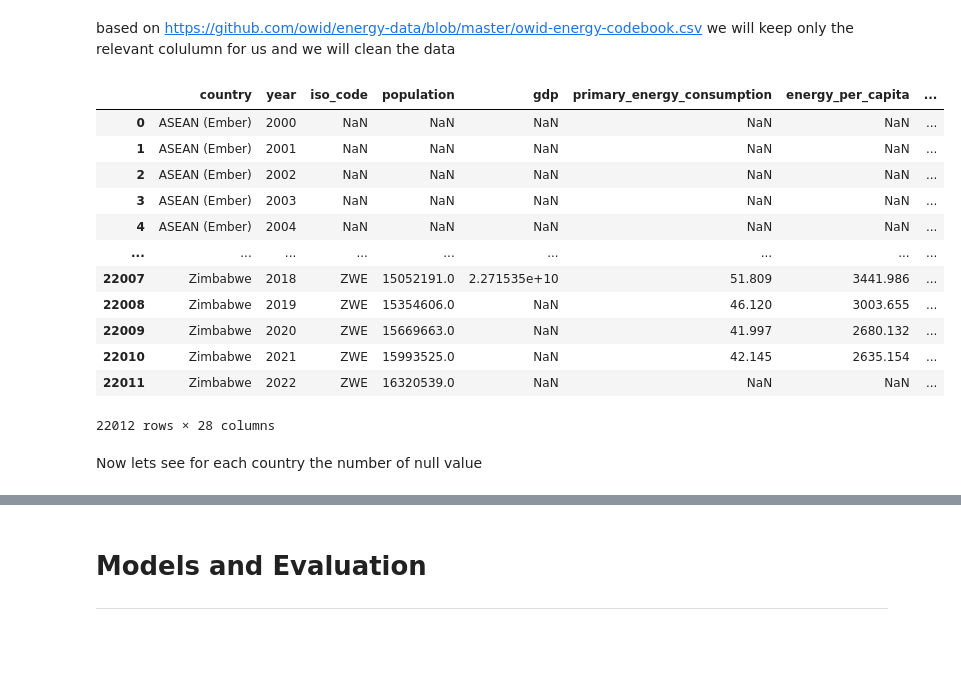
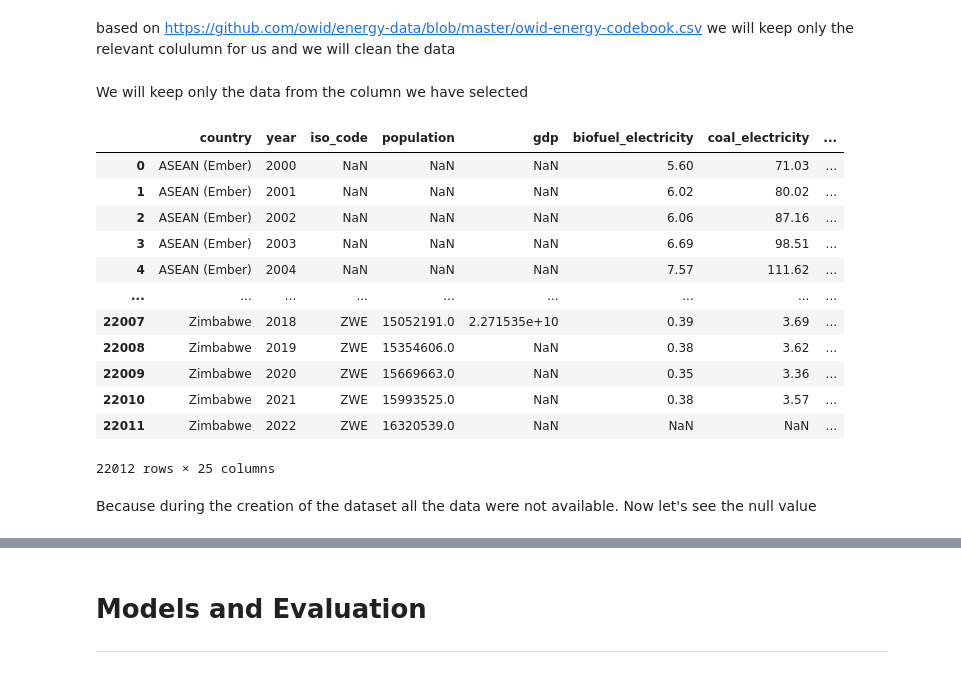
Before and after one commit to Bliights/A4_Explainability_AI, a Jupyter notebook: Project_Clément_MOLLY-MITTON_Paul_ESCALIER_Diane_VERBECQ_Raphaël_VIGNAL.ipynb, the cells around one changed output, grey strips where cells are left out. Drawn from its saved outputs; the diff is of its cells as text; code cells hidden in the pictures; blank space fills up the shorter version.

Commit message:
Starting of analysis and display of data

```diff
--- a/Project_Clément_MOLLY-MITTON_Paul_ESCALIER_Diane_VERBECQ_Raphaël_VIGNAL.ipynb
+++ b/Project_Clément_MOLLY-MITTON_Paul_ESCALIER_Diane_VERBECQ_Raphaël_VIGNAL.ipynb
@@ -130,20 +64,57 @@ column_to_keep = [
+# %%
+column_to_keep = [
+    # Basic info per country
+    "country",
+    "year",
+    "iso_code",
+    "population",
+    "gdp", # PIB
+
+    # Annual electricity generation
+    "biofuel_electricity",
+    "coal_electricity",
+    "fossil_electricity",
+    "gas_electricity",
+    "hydro_electricity",
+    "nuclear_electricity",
+    "oil_electricity",
+    "solar_electricity",
+    "wind_electricity",
+
+    # Electricity generation per person
+    "biofuel_elec_per_capita",
+    "coal_elec_per_capita",
+    "fossil_elec_per_capita",
+    "gas_elec_per_capita",
+    "hydro_elec_per_capita",
+    "nuclear_elec_per_capita",
+    "oil_elec_per_capita",
+    "solar_elec_per_capita",
+    "wind_energy_per_capita",
+
+    # Carbon and gas emission
+    "carbon_intensity_elec",
+    "greenhouse_gas_emissions",
+]
+# %% [markdown]
+We will keep only the data from the column we have selected
 # %%
-df_clean = original_data[column_to_keep]
-df_clean
+df_analysis = original_data[column_to_keep]
+df_analysis
 # %% [output]
-|  | country | year | iso_code | population | gdp | primary_energy_consumption | energy_per_capita | ... |
-| 0 | ASEAN (Ember) | 2000 | NaN | NaN | NaN | NaN | NaN | ... |
-| 1 | ASEAN (Ember) | 2001 | NaN | NaN | NaN | NaN | NaN | ... |
-| 2 | ASEAN (Ember) | 2002 | NaN | NaN | NaN | NaN | NaN | ... |
-| 3 | ASEAN (Ember) | 2003 | NaN | NaN | NaN | NaN | NaN | ... |
-| 4 | ASEAN (Ember) | 2004 | NaN | NaN | NaN | NaN | NaN | ... |
+|  | country | year | iso_code | population | gdp | biofuel_electricity | coal_electricity | ... |
+| 0 | ASEAN (Ember) | 2000 | NaN | NaN | NaN | 5.60 | 71.03 | ... |
+| 1 | ASEAN (Ember) | 2001 | NaN | NaN | NaN | 6.02 | 80.02 | ... |
+| 2 | ASEAN (Ember) | 2002 | NaN | NaN | NaN | 6.06 | 87.16 | ... |
+| 3 | ASEAN (Ember) | 2003 | NaN | NaN | NaN | 6.69 | 98.51 | ... |
+| 4 | ASEAN (Ember) | 2004 | NaN | NaN | NaN | 7.57 | 111.62 | ... |
 | ... | ... | ... | ... | ... | ... | ... | ... | ... |
-| 22007 | Zimbabwe | 2018 | ZWE | 15052191.0 | 2.271535e+10 | 51.809 | 3441.986 | ... |
-| 22008 | Zimbabwe | 2019 | ZWE | 15354606.0 | NaN | 46.120 | 3003.655 | ... |
-| 22009 | Zimbabwe | 2020 | ZWE | 15669663.0 | NaN | 41.997 | 2680.132 | ... |
-| 22010 | Zimbabwe | 2021 | ZWE | 15993525.0 | NaN | 42.145 | 2635.154 | ... |
+| 22007 | Zimbabwe | 2018 | ZWE | 15052191.0 | 2.271535e+10 | 0.39 | 3.69 | ... |
+| 22008 | Zimbabwe | 2019 | ZWE | 15354606.0 | NaN | 0.38 | 3.62 | ... |
+| 22009 | Zimbabwe | 2020 | ZWE | 15669663.0 | NaN | 0.35 | 3.36 | ... |
+| 22010 | Zimbabwe | 2021 | ZWE | 15993525.0 | NaN | 0.38 | 3.57 | ... |
 | 22011 | Zimbabwe | 2022 | ZWE | 16320539.0 | NaN | NaN | NaN | ... |
-22012 rows × 28 columns
+22012 rows × 25 columns
-# %% [markdown]
-Now lets see for each country the number of null value
+# %% [markdown]
+Because during the creation of the dataset all the data were not available. Now let's see the null value
 # %%
```
Also changed, not shown: parts of 20 cells of this notebook.
